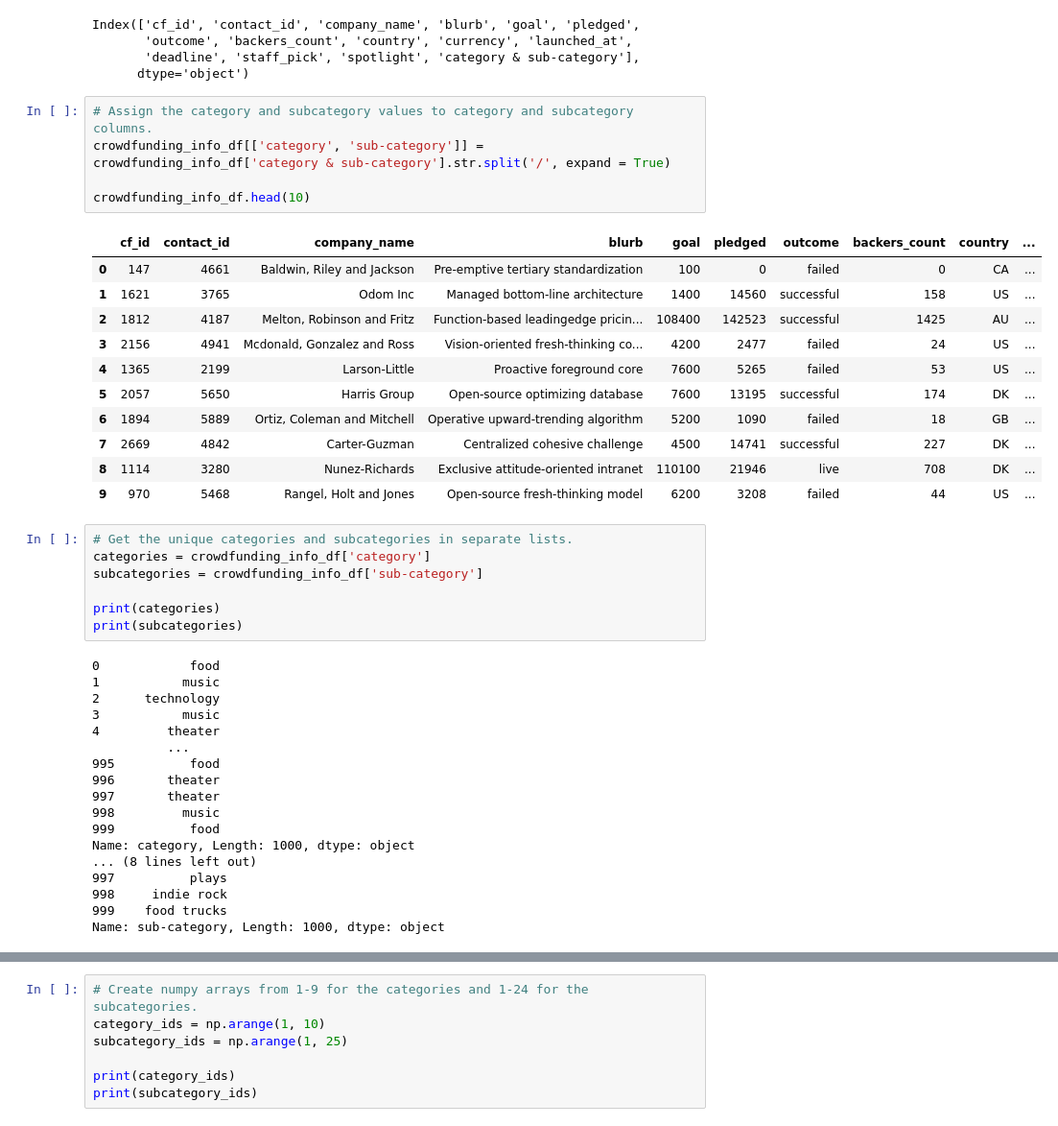
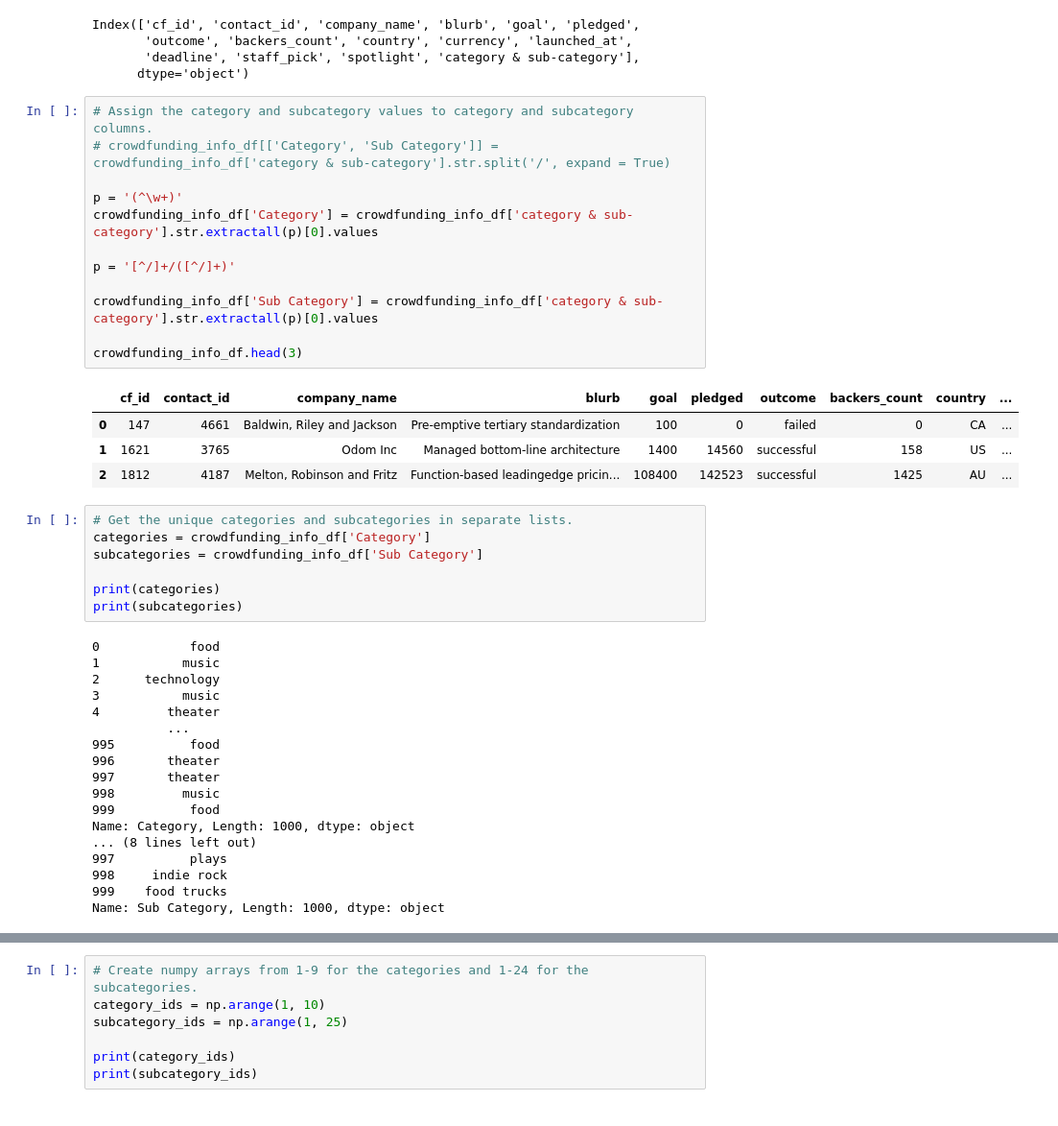
Before and after one commit to amydst/Crowdfunding_ETL, a Jupyter notebook: ETL_Mini_Project_ADosSantos.ipynb, the cells around one changed output, grey strips where cells are left out. Shown: that part at 96% size. Saved outputs shown, nothing was run; the diff lists cells and outputs as text.

```diff
--- a/ETL_Mini_Project_ADosSantos.ipynb
+++ b/ETL_Mini_Project_ADosSantos.ipynb
@@ -61,25 +61,25 @@ Index(['cf_id', 'contact_id', 'company_name', 'blurb', 'goal', 'pledged',
       dtype='object')
 # %%
 # Assign the category and subcategory values to category and subcategory columns.
-crowdfunding_info_df[['category', 'sub-category']] = crowdfunding_info_df['category & sub-category'].str.split('/', expand = True)
+# crowdfunding_info_df[['Category', 'Sub Category']] = crowdfunding_info_df['category & sub-category'].str.split('/', expand = True)
 
-crowdfunding_info_df.head(10)
+p = '(^\w+)'
+crowdfunding_info_df['Category'] = crowdfunding_info_df['category & sub-category'].str.extractall(p)[0].values
+
+p = '[^/]+/([^/]+)'
+
+crowdfunding_info_df['Sub Category'] = crowdfunding_info_df['category & sub-category'].str.extractall(p)[0].values
+
+crowdfunding_info_df.head(3)
 # %% [output]
 |  | cf_id | contact_id | company_name | blurb | goal | pledged | outcome | backers_count | country | ... |
 | 0 | 147 | 4661 | Baldwin, Riley and Jackson | Pre-emptive tertiary standardization | 100 | 0 | failed | 0 | CA | ... |
 | 1 | 1621 | 3765 | Odom Inc | Managed bottom-line architecture | 1400 | 14560 | successful | 158 | US | ... |
 | 2 | 1812 | 4187 | Melton, Robinson and Fritz | Function-based leadingedge pricin... | 108400 | 142523 | successful | 1425 | AU | ... |
-| 3 | 2156 | 4941 | Mcdonald, Gonzalez and Ross | Vision-oriented fresh-thinking co... | 4200 | 2477 | failed | 24 | US | ... |
-| 4 | 1365 | 2199 | Larson-Little | Proactive foreground core | 7600 | 5265 | failed | 53 | US | ... |
-| 5 | 2057 | 5650 | Harris Group | Open-source optimizing database | 7600 | 13195 | successful | 174 | DK | ... |
-| 6 | 1894 | 5889 | Ortiz, Coleman and Mitchell | Operative upward-trending algorithm | 5200 | 1090 | failed | 18 | GB | ... |
-| 7 | 2669 | 4842 | Carter-Guzman | Centralized cohesive challenge | 4500 | 14741 | successful | 227 | DK | ... |
-| 8 | 1114 | 3280 | Nunez-Richards | Exclusive attitude-oriented intranet | 110100 | 21946 | live | 708 | DK | ... |
-| 9 | 970 | 5468 | Rangel, Holt and Jones | Open-source fresh-thinking model | 6200 | 3208 | failed | 44 | US | ... |
 # %%
 # Get the unique categories and subcategories in separate lists.
-categories = crowdfunding_info_df['category']
-subcategories = crowdfunding_info_df['sub-category']
+categories = crowdfunding_info_df['Category']
+subcategories = crowdfunding_info_df['Sub Category']
 
 print(categories)
 print(subcategories)
@@ -95,12 +95,12 @@ print(subcategories)
 997       theater
 998         music
 999          food
-Name: category, Length: 1000, dtype: object
+Name: Category, Length: 1000, dtype: object
 ... (8 lines left out)
 997          plays
 998     indie rock
 999    food trucks
-Name: sub-category, Length: 1000, dtype: object
+Name: Sub Category, Length: 1000, dtype: object
 # %%
 # Get the number of distinct values in the categories and subcategories lists.
 categories = categories.unique()
```
Also changed, not shown: parts of 30 cells of this notebook, 3 other files.
